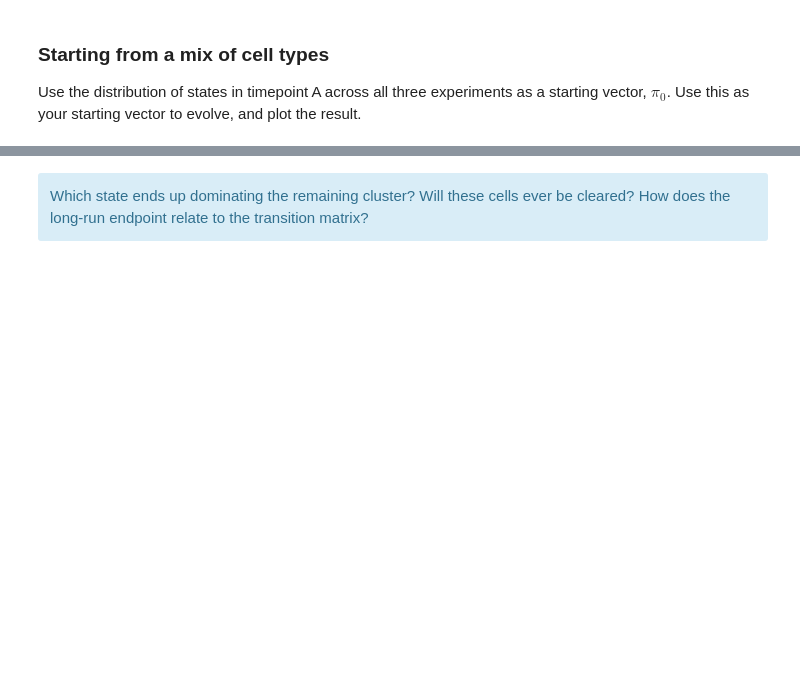
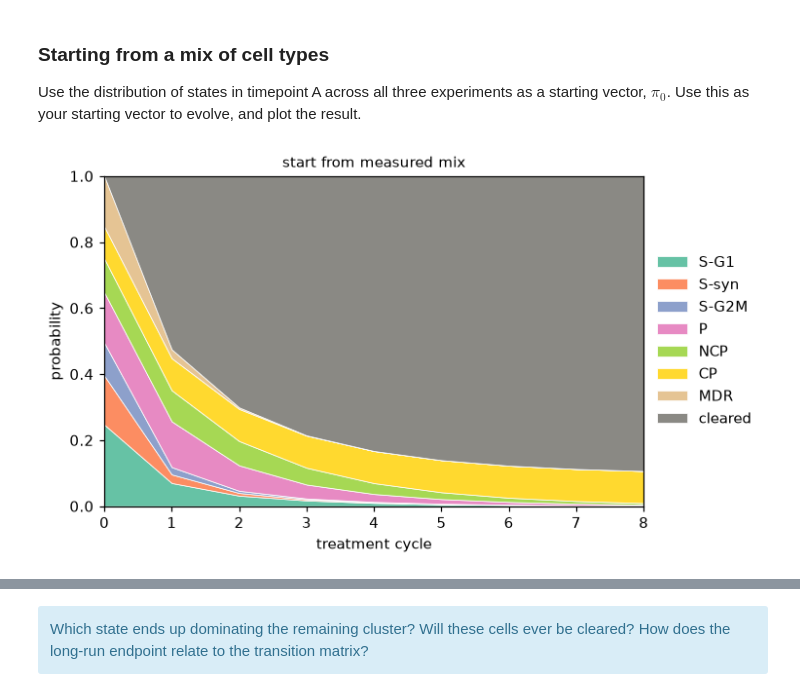
Before and after one commit to jisungl/UU_F26_templates, a Jupyter notebook: Week10/thursday_lab/Lab09_markov_chain.ipynb, the cells around one changed output, grey strips where cells are left out. Drawn from its saved outputs; the diff is of its cells as text; code cells hidden in the pictures; blank space fills up the shorter version.

```diff
--- a/Week10/thursday_lab/Lab09_markov_chain.ipynb
+++ b/Week10/thursday_lab/Lab09_markov_chain.ipynb
@@ -225,6 +320,18 @@ Use the distribution of states in timepoint A across all three experiments as a
 # %%
 # Your code here
 
-pi_mix = ...   # TODO: set this equal to the starting vector from timepoint A
+pi_mix = (cells[cells.timepoint == "A"]["state"]
+            .value_counts(normalize=True)
+            .reindex(OUTCOMES, fill_value=0)
+            .to_numpy())
+
 
 # evolve pi_mix and plot the results
+traj_mix = evolve(pi_mix, P_hat, N_CYCLES)
+fig, ax = plt.subplots(figsize=(6.5, 4))
+plot_trajectory(traj_mix, ax, "start from measured mix")
+ax.set_ylabel("probability")
+ax.legend(loc="center left", bbox_to_anchor=(1, 0.5), frameon=False)
+plt.show()
+# %% [output]
+[figure, added]
```
Also changed, not shown: parts of 33 cells of this notebook, 3 other files.
